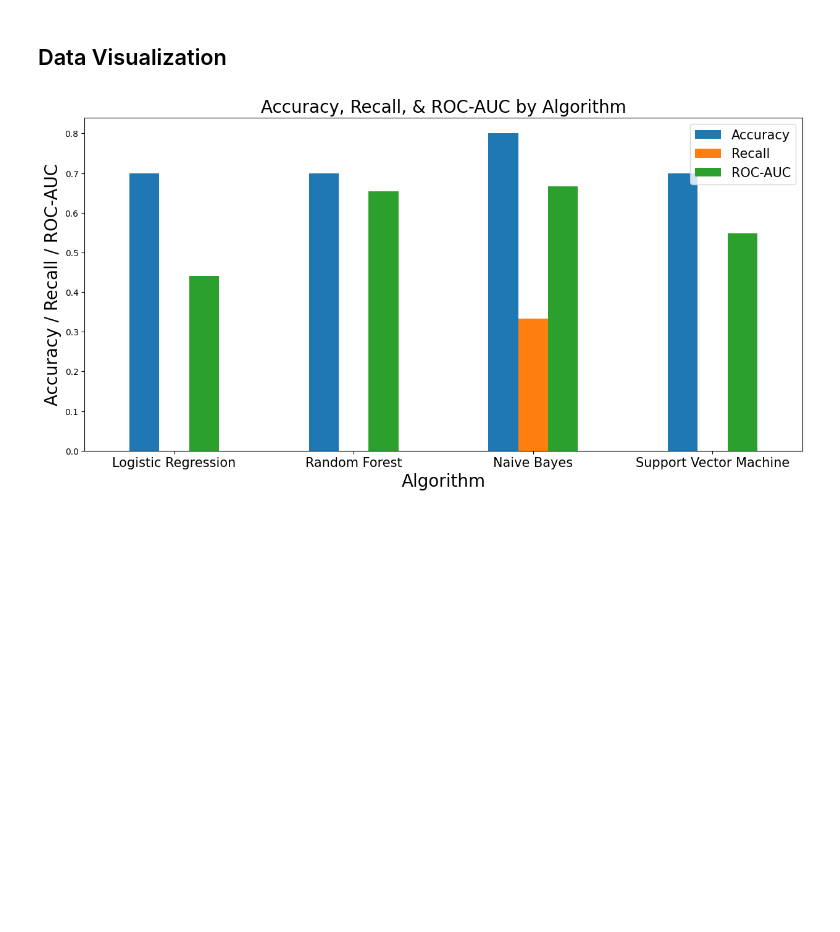
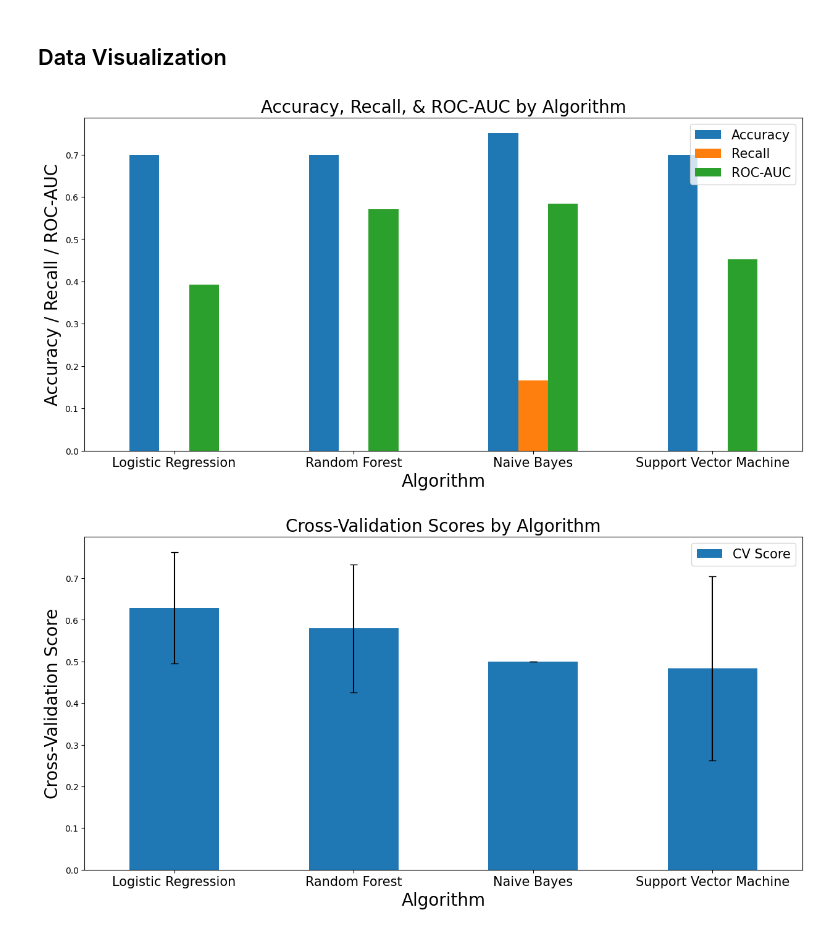
Before and after one commit to sas062/beng203_breast_cancer_recurrence_classifier, a Jupyter notebook: recurrence_classifier.ipynb, the cells around one changed output. Cells and saved outputs as stored; diff of their text form; code cells hidden in the pictures; blank space fills up the shorter version.

```diff
--- a/recurrence_classifier.ipynb
+++ b/recurrence_classifier.ipynb
@@ -136,7 +136,7 @@ Confusion Matrix:
 # %% [markdown]
 ## Random Forest
 # %%
-X_train, X_test, y_train, y_test = train_test_split(X, y, test_size=0.20, random_state=42, stratify=y)
+X_train, X_test, y_train, y_test, groups_train, groups_test = train_test_split(X,y, groups, test_size=0.20, random_state=42, stratify=y)
 
 RF_Model = RandomForestClassifier(
     n_estimators=500,
@@ -145,7 +145,7 @@ RF_Model = RandomForestClassifier(
     n_jobs=-1,
 )
 
-RF_cross_scores = cross_val_score(RF_Model, X_train, y_train, cv=5)
+RF_cross_scores = cross_val_score(RF_Model, X_train, y_train, cv=5, groups=groups_train, scoring='roc_auc')
 print(f'RF Model Cross-validation average score: {RF_cross_scores.mean()}')
 
 # Train the model
@@ -202,14 +202,14 @@ Confusion Matrix:
 # %% [markdown]
 ## Naive Bayes
 # %%
-X_train, X_test, y_train, y_test = train_test_split(X, y, test_size=0.20, random_state=42, stratify=y)
+X_train, X_test, y_train, y_test, groups_train, groups_test = train_test_split(X,y, groups, test_size=0.20, random_state=42, stratify=y)
 
 NB_Model = Pipeline([
     ('scaler', MinMaxScaler()),
     ('classifier', GaussianNB())
 ])
 
-NB_cross_scores = cross_val_score(NB_Model, X_train, y_train, cv=5)
+NB_cross_scores = cross_val_score(NB_Model, X_train, y_train, cv=5, groups=groups_train, scoring='roc_auc')
 print(f'NB Model Cross-validation average score: {NB_cross_scores.mean()}')
 
 # Train the model
@@ -266,14 +266,14 @@ Confusion Matrix:
 # %% [markdown]
 ## Support Vector Machine
 # %%
-X_train, X_test, y_train, y_test = train_test_split(X, y, test_size=0.20, random_state=42, stratify=y)
+X_train, X_test, y_train, y_test, groups_train, groups_test = train_test_split(X,y, groups, test_size=0.20, random_state=42, stratify=y)
 
 SVM_Model = Pipeline([
     ('scaler', MinMaxScaler()),
     ('classifier', SVC(probability=True))
 ])
 
-SVM_cross_scores = cross_val_score(SVM_Model, X_train, y_train, cv=10)
+SVM_cross_scores = cross_val_score(SVM_Model, X_train, y_train, cv=10, groups=groups_train, scoring='roc_auc')
 print(f'SVM Model Cross-validation average score: {SVM_cross_scores.mean()}')
 
 # Train the model
@@ -367,4 +367,46 @@ plt.legend(fontsize=15)
 
 plt.show()
 # %% [output]
-[figure, old version]
+[figure, new version]
+# %%
+data = {
+    "Logistic Regression": [
+        LR_cross_scores.mean(),
+        LR_cross_scores.std(),
+    ],
+    "Random Forest": [
+        RF_cross_scores.mean(),
+        RF_cross_scores.std(),
+    ],
+    "Naive Bayes": [
+        NB_cross_scores.mean(),
+        NB_cross_scores.std(),
+    ],
+    "Support Vector Machine": [
+        SVM_cross_scores.mean(),
+        SVM_cross_scores.std(),
+    ],
+}
+
+data_df = pd.DataFrame(data=data).T.reset_index()
+data_df.columns = ["Algorithm", "CV Score", "Error"]
+
+ax = data_df.plot(
+    kind="bar",
+    x="Algorithm",
+    y="CV Score",
+    yerr="Error",
+    figsize=(15, 7),
+    rot=0,
+    capsize=4
+)
+
+plt.xlabel("Algorithm", fontsize=20)
+plt.ylabel("Cross-Validation Score", fontsize=20)
+plt.title("Cross-Validation Scores by Algorithm", fontsize=20)
+plt.xticks(fontsize=15)
+plt.legend(fontsize=15)
+
+plt.show()
+# %% [output]
+[figure, added]
```
Also changed, not shown: parts of 5 cells of this notebook, 1 other file.
